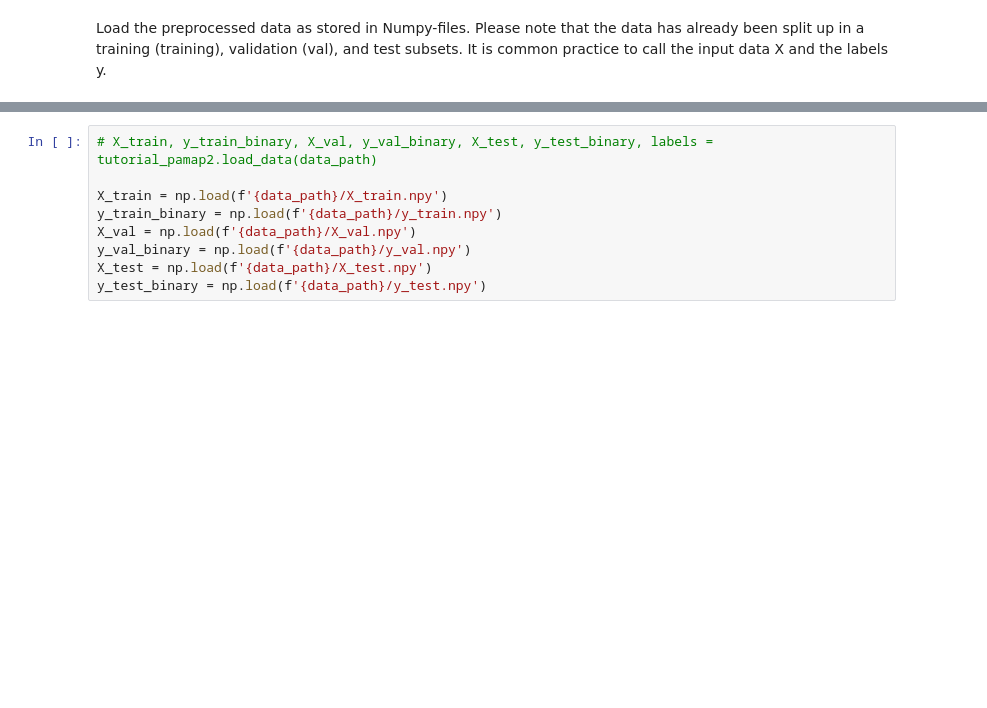
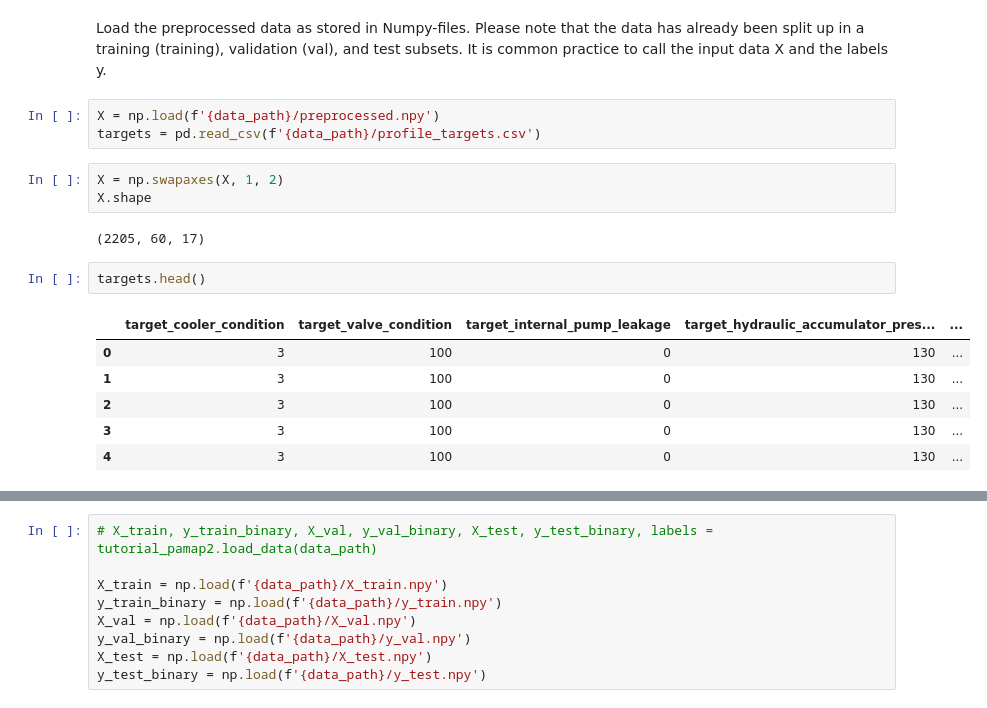
Before and after one commit to shamilnabiyev/automl-time-series, a Jupyter notebook: notebooks/mcfly-tutorial.ipynb, the cells around one changed output, grey strips where cells are left out. Drawn from its saved outputs; the diff is of its cells as text; blank space fills up the shorter version.

Commit message:
Updated mcfly-tutorial.ipynb
Done an experiment with Hydraulic System Dataset

```diff
--- a/notebooks/mcfly-tutorial.ipynb
+++ b/notebooks/mcfly-tutorial.ipynb
@@ -52,3 +56,20 @@ The goal of classification is to assign an activity label to an previously unsee
 ## Load the pre-processed data
 # %% [markdown]
 Load the preprocessed data as stored in Numpy-files. Please note that the data has already been split up in a training (training), validation (val), and test subsets. It is common practice to call the input data X and the labels y.
+# %%
+X = np.load(f'{data_path}/preprocessed.npy')
+targets = pd.read_csv(f'{data_path}/profile_targets.csv')
+# %%
+X = np.swapaxes(X, 1, 2)
+X.shape
+# %% [output]
+(2205, 60, 17)
+# %%
+targets.head()
+# %% [output]
+|  | target_cooler_condition | target_valve_condition | target_internal_pump_leakage | target_hydraulic_accumulator_pres... | ... |
+| 0 | 3 | 100 | 0 | 130 | ... |
+| 1 | 3 | 100 | 0 | 130 | ... |
+| 2 | 3 | 100 | 0 | 130 | ... |
+| 3 | 3 | 100 | 0 | 130 | ... |
+| 4 | 3 | 100 | 0 | 130 | ... |
```
Also changed, not shown: parts of 17 cells of this notebook.
